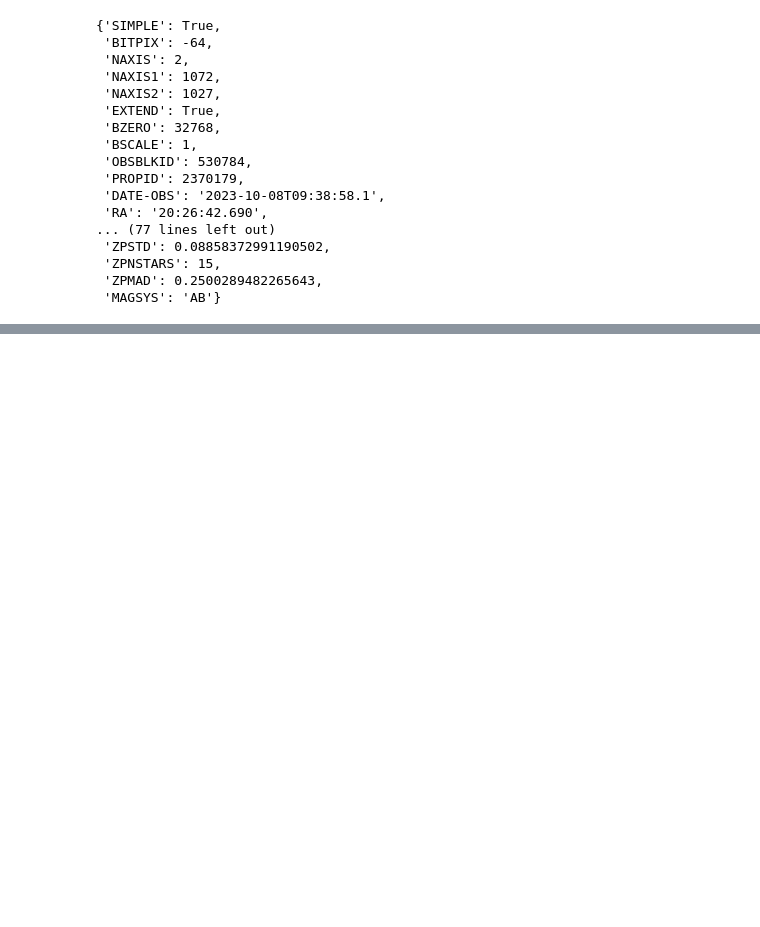
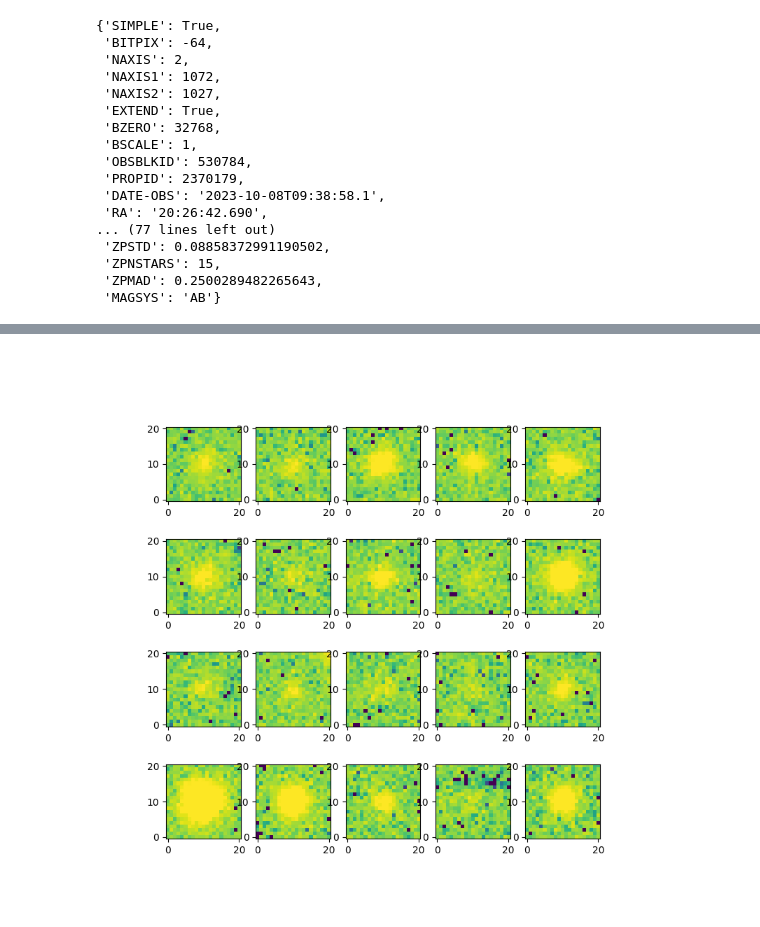
Before and after one commit to MaxFleming23/WiFeS_seeing, a Jupyter notebook: pipeline.ipynb, the cells around one changed output, grey strips where cells are left out. Cells and saved outputs as stored; diff of their text form; code cells hidden in the pictures; blank space fills up the shorter version.

```diff
--- a/pipeline.ipynb
+++ b/pipeline.ipynb
@@ -1847,0 +2189,14 @@ load_object('/Users/astqx/Desktop/WiFeS/WiFeS_seeing/test_0/photcal/OBK-530784-W
+# %%
+nrows = 4
+ncols = 5
+fig, ax = plt.subplots(nrows=nrows, ncols=ncols, figsize=(8, 8),squeeze=True)
+
+stars = load_object('/Users/astqx/Desktop/WiFeS/WiFeS_seeing/test_0/psf_model/OBK-530784-WiFeS-Acq--UT20231008T093800-5.fits.cutouts.fitted.pkl')
+stars = stars.all_good_stars
+
+norm = simple_norm(stars[0], 'log', percent=99.0)
+ax = ax.ravel()
+for i in range(nrows * ncols):
+    ax[i].imshow(stars[i], norm=norm, origin='lower', cmap='viridis')
+# %% [output]
+[figure, added]
```
Also changed, not shown: parts of 16 cells of this notebook, 45 other files.
